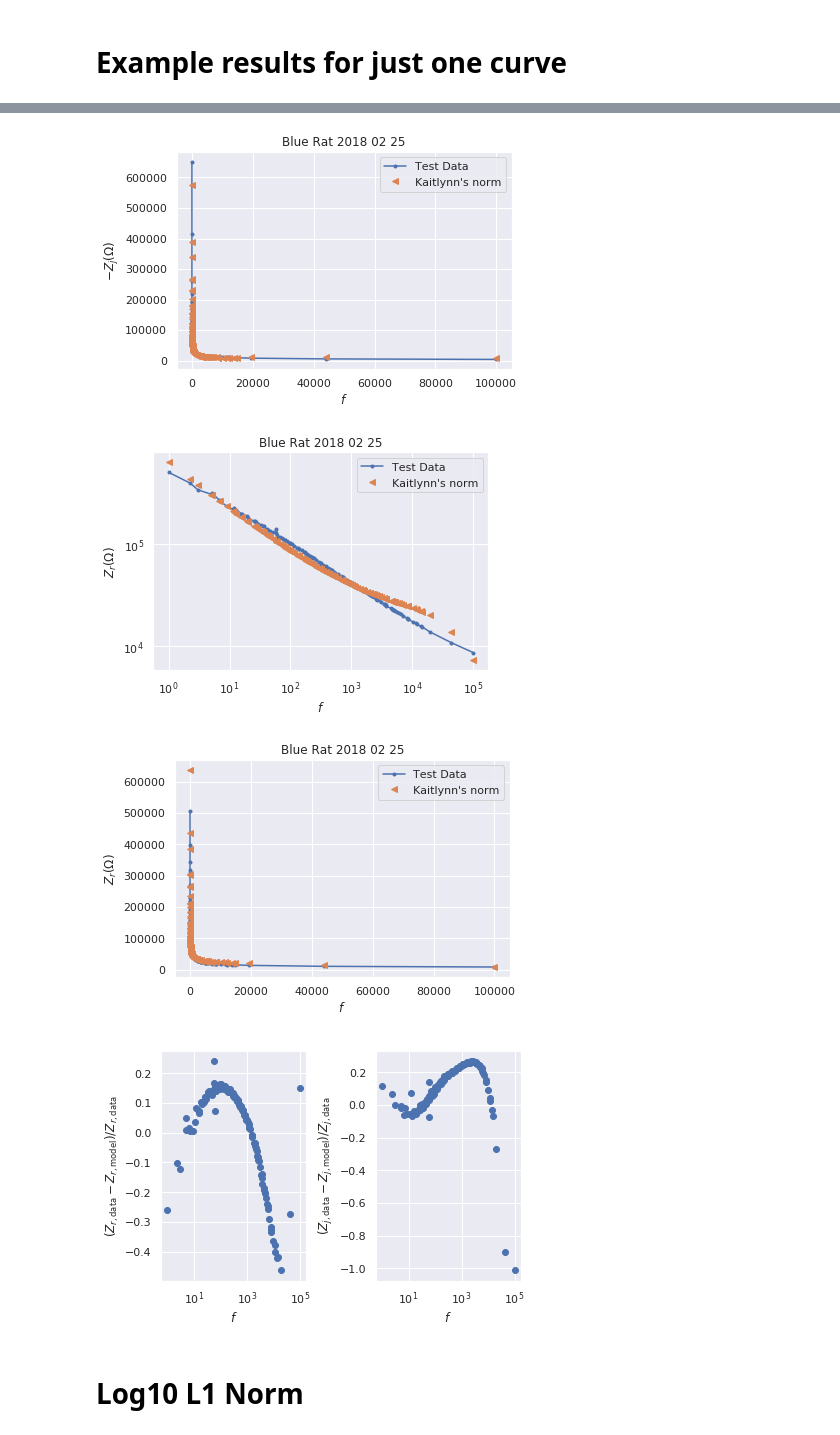
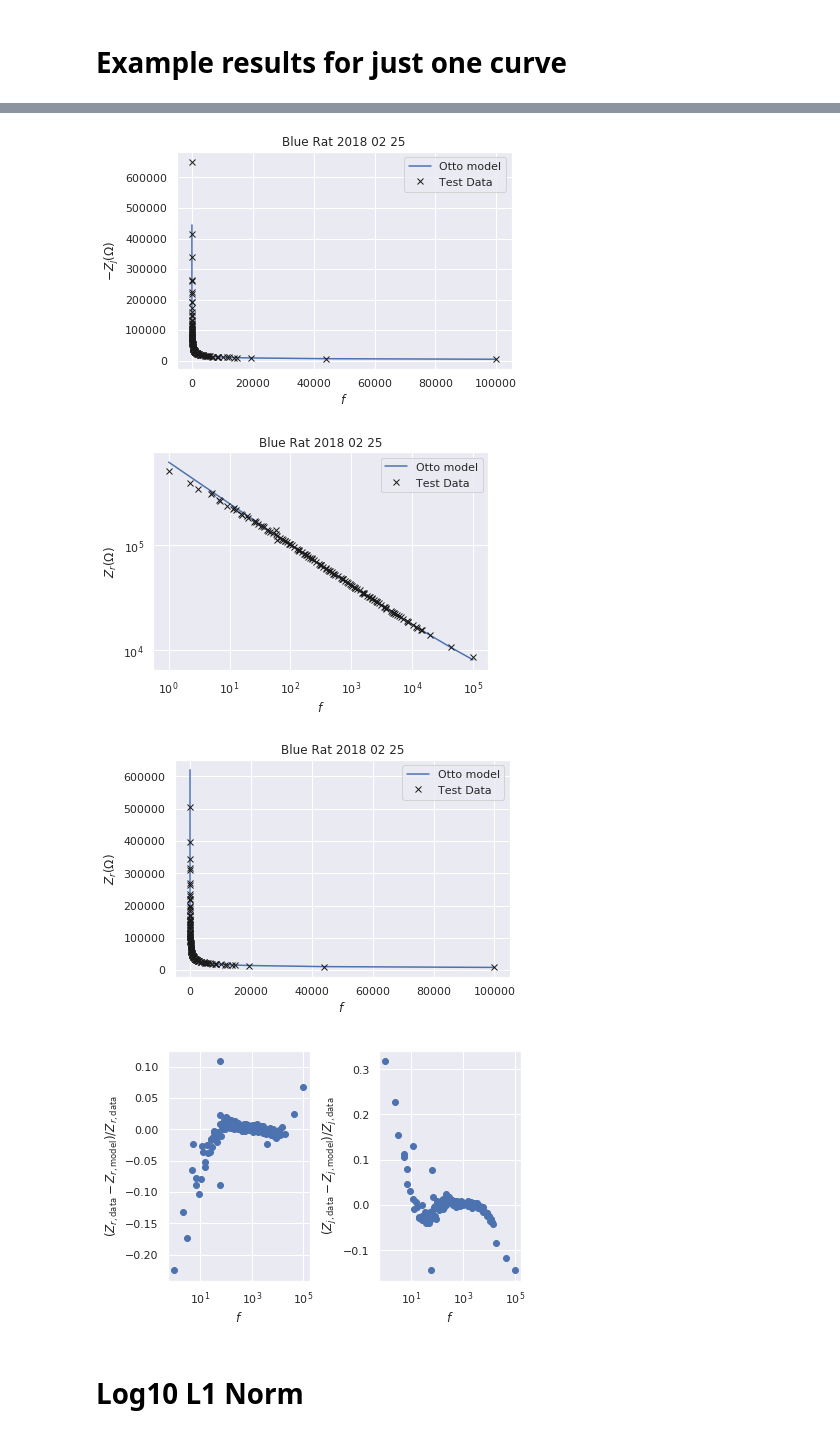
Before and after one commit to cjekel/equiv_circuit_blue_data, a Jupyter notebook: add_parasitic_capacitance.ipynb, the cells around one changed output, grey strips where cells are left out. Saved outputs shown, nothing was run; the diff lists cells and outputs as text; code cells hidden in the pictures.

```diff
--- a/add_parasitic_capacitance.ipynb
+++ b/add_parasitic_capacitance.ipynb
@@ -678,70 +678,72 @@ f = dataset.values[:, j]
 n = len(f)
 zr = dataset.values[:, j+1]
 zj = dataset.values[:, j+2]
-zr_lk, zj_lk = otto_model_create_data(res_lk2[0, :5])
+zr_lk, zj_lk = otto_model_create_data(res_l1[0, :5])
 title = 'Blue Rat 2018 02 25'
 plt.figure()
 plt.title(title)
-plt.plot(zr, zj, '.-', label='Test Data')
-plt.plot(zr_lk, zj_lk, '<', label="Kaitlynn's norm")
+plt.plot(zr_lk, zj_lk, '-', label="Otto model")
+plt.plot(zr, zj, 'xk', label='Test Data')
 
 plt.xlabel(r'$Z_r (\Omega)$')
 plt.ylabel(r'$-Z_j (\Omega)$')
 plt.xscale('log')
 plt.yscale('log')
 plt.legend()
-plt.savefig('figs/' + title + 'logrj.png', dpi=300, bbox_inches='tight')
+plt.savefig('figs/' + title + 'logrj.pdf', dpi=300, bbox_inches='tight')
 
 
 plt.figure()
 plt.title(title)
-plt.plot(zr, zj, '.-', label='Test Data')
-plt.plot(zr_lk, zj_lk, '<', label="Kaitlynn's norm")
+plt.plot(zr_lk, zj_lk, '-', label="Otto model")
+plt.plot(zr, zj, 'xk', label='Test Data')
 
 plt.xlabel(r'$Z_r (\Omega)$')
 plt.ylabel(r'$-Z_j (\Omega)$')
 plt.legend()
-plt.savefig('figs/' + title + 'rj.png', dpi=300, bbox_inches='tight')
+plt.savefig('figs/' + title + 'rj.pdf', dpi=300, bbox_inches='tight')
 
 plt.figure()
 plt.title(title)
-plt.plot(f, zj, '.-', label='Test Data')
-plt.plot(f, zj_lk, '<', label="Kaitlynn's norm")
+plt.plot(f, zj_lk, '-', label="Otto model")
+plt.plot(f, zj, 'xk', label='Test Data')
+
 plt.xlabel(r'$f$')
 plt.ylabel(r'$-Z_j (\Omega)$')
 plt.xscale('log')
 plt.yscale('log')
 plt.legend()
-plt.savefig('figs/' + title + 'logj.png', dpi=300, bbox_inches='tight')
+plt.savefig('figs/' + title + 'logj.pdf', dpi=300, bbox_inches='tight')
 
 plt.figure()
 plt.title(title)
-plt.plot(f, zj, '.-', label='Test Data')
-plt.plot(f, zj_lk, '<', label="Kaitlynn's norm")
+plt.plot(f, zj_lk, '-', label="Otto model")
+plt.plot(f, zj, 'xk', label='Test Data')
+
 plt.xlabel(r'$f$')
 plt.ylabel(r'$-Z_j (\Omega)$')
 plt.legend()
-plt.savefig('figs/' + title + 'j.png', dpi=300, bbox_inches='tight')
+plt.savefig('figs/' + title + 'j.pdf', dpi=300, bbox_inches='tight')
 
 plt.figure()
 plt.title(title)
-plt.plot(f, zr, '.-', label='Test Data')
-plt.plot(f, zr_lk, '<', label="Kaitlynn's norm")
+plt.plot(f, zr_lk, '-', label="Otto model")
+plt.plot(f, zr, 'xk', label='Test Data')
 plt.xlabel(r'$f$')
 plt.ylabel(r'$Z_r (\Omega)$')
 plt.xscale('log')
 plt.yscale('log')
 plt.legend()
-plt.savefig('figs/' + title + 'logr.png', dpi=300, bbox_inches='tight')
+plt.savefig('figs/' + title + 'logr.pdf', dpi=300, bbox_inches='tight')
 
 plt.figure()
 plt.title(title)
-plt.plot(f, zr, '.-', label='Test Data')
-plt.plot(f, zr_lk, '<', label="Kaitlynn's norm")
+plt.plot(f, zr_lk, '-', label="Otto model")
+plt.plot(f, zr, 'xk', label='Test Data')
 plt.xlabel(r'$f$')
 plt.ylabel(r'$Z_r (\Omega)$')
 plt.legend()
-plt.savefig('figs/' + title + 'r.png', dpi=300, bbox_inches='tight')
+plt.savefig('figs/' + title + 'r.pdf', dpi=300, bbox_inches='tight')
 plt.show()
 
 # new plots based on Kaitlynn's suggestion
@@ -764,7 +766,7 @@ plt.show()
-[figure, old version]
+[figure, new version]
-[figure, old version]
+[figure, new version]
-[figure, old version]
+[figure, new version]
-[figure, old version]
+[figure, new version]
 # %%
 columns = ['alpha CPE phase factor','K CPE magnitude factor', 'ren encapsulation resistance (k ohm)', 'rex extracellular resistance (k ohm)', 'am membrane area in cm**2', 'objective value']
 index_rows = ['blue rat 2018_02_25 rep 1', 'blue rat 2018_02_25 rep 2', 'blue rat 2018_02_26 rep 1', 'blue rat 2018_02_26 rep 2', 'blue rat 2018_02_27 rep 1', 'blue rat 2018_02_27 rep 2',
```
Also changed, not shown: parts of 2 cells of this notebook, 12 other files.
